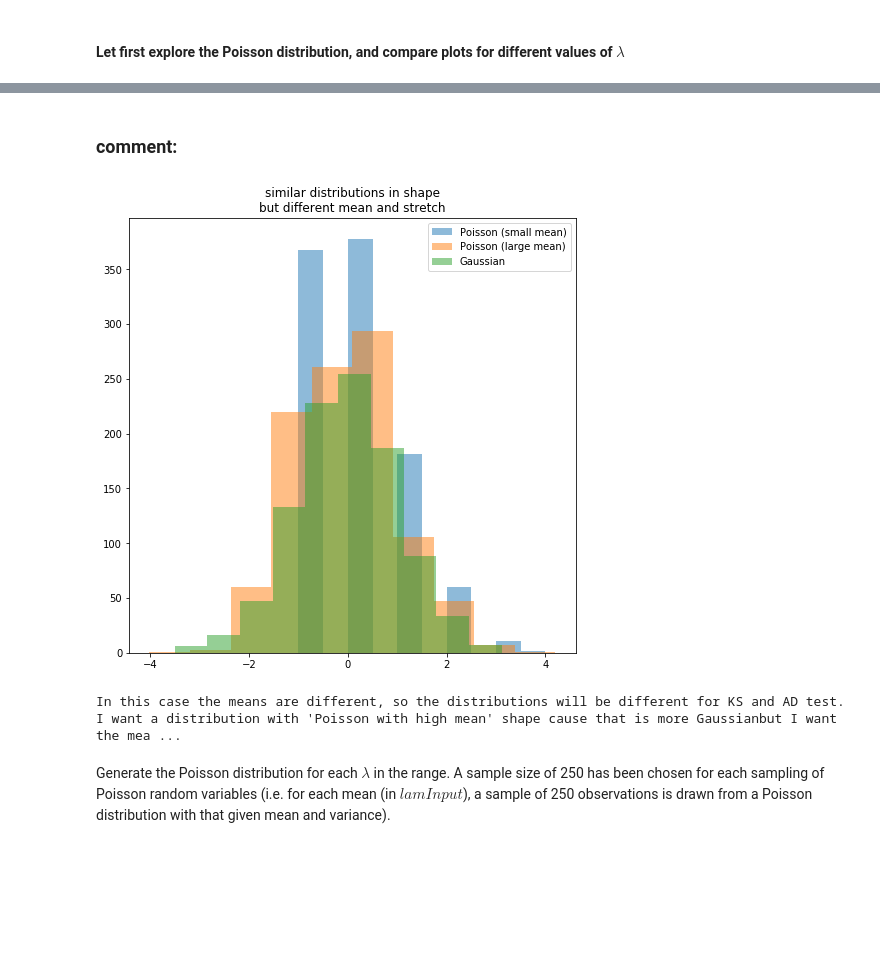
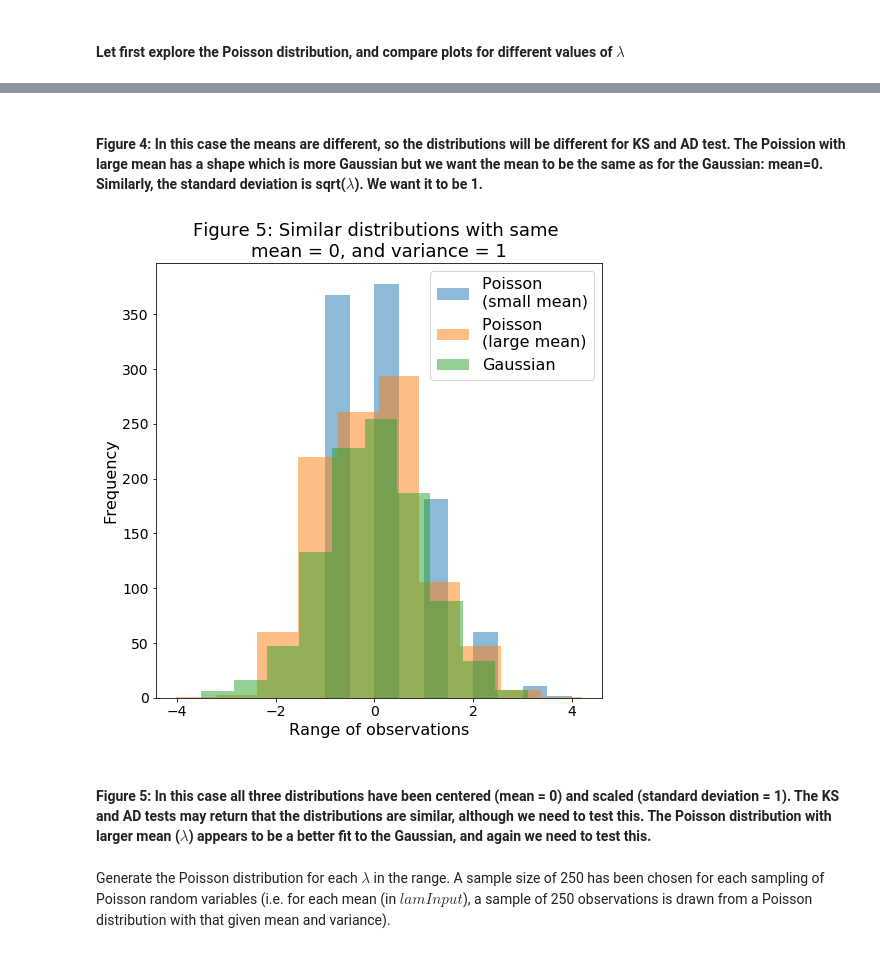
Before and after one commit to jkastelan/PUI2017_jlk635, a Jupyter notebook: HW5_jlk635/Assignment2_jlk635.ipynb, the cells around one changed output, grey strips where cells are left out. Cells and saved outputs as stored; diff of their text form; code cells hidden in the pictures; blank space fills up the shorter version.

```diff
--- a/HW5_jlk635/Assignment2_jlk635.ipynb
+++ b/HW5_jlk635/Assignment2_jlk635.ipynb
@@ -248,31 +219,28 @@ In this case the means are different, so the distributions will be different for
-# %% [markdown]
-### comment:
+# %% [markdown]
+#### Figure 4: In this case the means are different,  so the distributions will be different for KS and AD test. The Poission with large mean has a shape which is more Gaussian but we want the mean to be the same as for the Gaussian: mean=0. Similarly, the standard deviation is sqrt($\lambda$). We want it to be 1.
 # %%
 
 np.random.seed(999)
 # poisson with 1000 elements, and small and large lambda lambda = 1 (low), lambda=30 (large)
 lam_small, lam_large = 1, 30
 dist_n = np.random.normal(0,1,1000)
 dist_p_small = (np.random.poisson(lam_small, 1000) - lam_small) / np.sqrt(lam_small)
 dist_p_large = (np.random.poisson(lam_large, 1000) - lam_large) / np.sqrt(lam_large)
 
-
 pl.figure(figsize=(8,8))
-pl.hist(dist_p_small , alpha=0.5, label="Poisson (small mean)")
-pl.hist(dist_p_large , alpha=0.5, label="Poisson (large mean)")
+pl.hist(dist_p_small , alpha=0.5, label="Poisson \n(small mean)")
+pl.hist(dist_p_large , alpha=0.5, label="Poisson \n(large mean)")
 pl.hist(dist_n, alpha=0.5, label="Gaussian")
-pl.legend()
-pl.title("Similar distributions in shape\nand same mean and stretch")
+pl.legend(fontsize = 16)
+pl.tick_params(axis='both',labelsize=14)
+pl.title("Figure 5: Similar distributions with same \nmean = 0, and variance = 1", fontsize = 18)
+pl.xlabel("Range of observations", fontsize = 16)
+pl.ylabel("Frequency", fontsize = 16)
 pl.show()
-
-print ("\n\nIn this case the means are different, " +
-       "so the distributions will be different for KS and AD test. " +
-       "I want a distribution with 'Poisson with high mean' shape cause that is more Gaussian" +
-       "but I want the mean to be the same as for my Gaussian: mean=0. "
-       "Similarly, the standard deviation is sqrt(lambda) = sqrt(100). I want it to be 1")
 # %% [output]
-[figure, old version]
+[figure, new version]
-In this case the means are different, so the distributions will be different for KS and AD test. I want a distribution with 'Poisson with high mean' shape cause that is more Gaussianbut I want the mea ...
+# %% [markdown]
+#### Figure 5: In this case all three distributions have been centered (mean = 0) and scaled (standard deviation = 1). The KS and AD tests may return that the distributions are similar, although we need to test this. The Poisson distribution with larger mean ($\lambda$)  appears to be a better fit to the Gaussian, and again we need to test this.
 # %%
 lamInput = np.array(range(100))+1 #varying lambdas.. mean of the Poisson distribution
 lamInputLen = len(lamInput)
```
Also changed, not shown: parts of 47 cells of this notebook, 2 other files.
